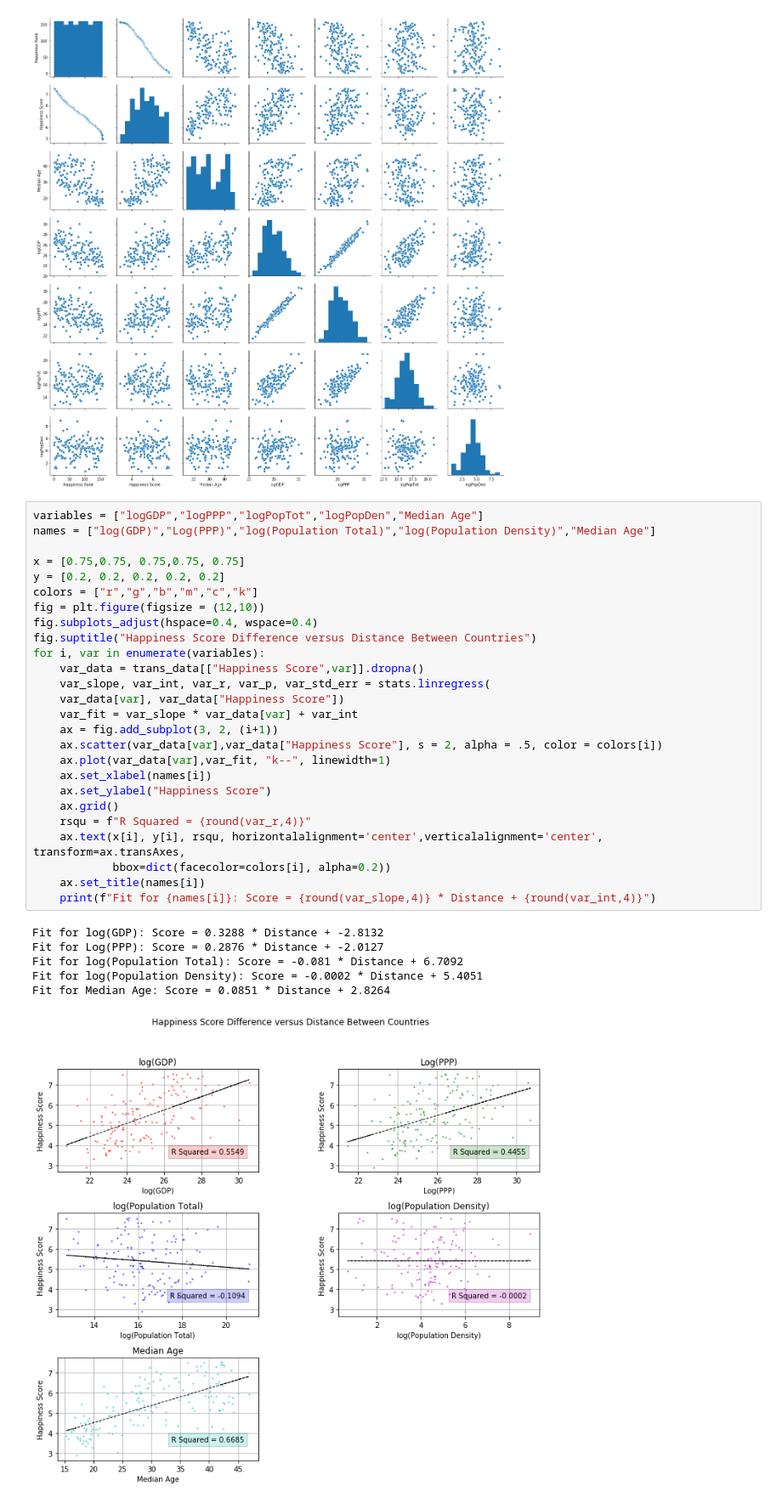
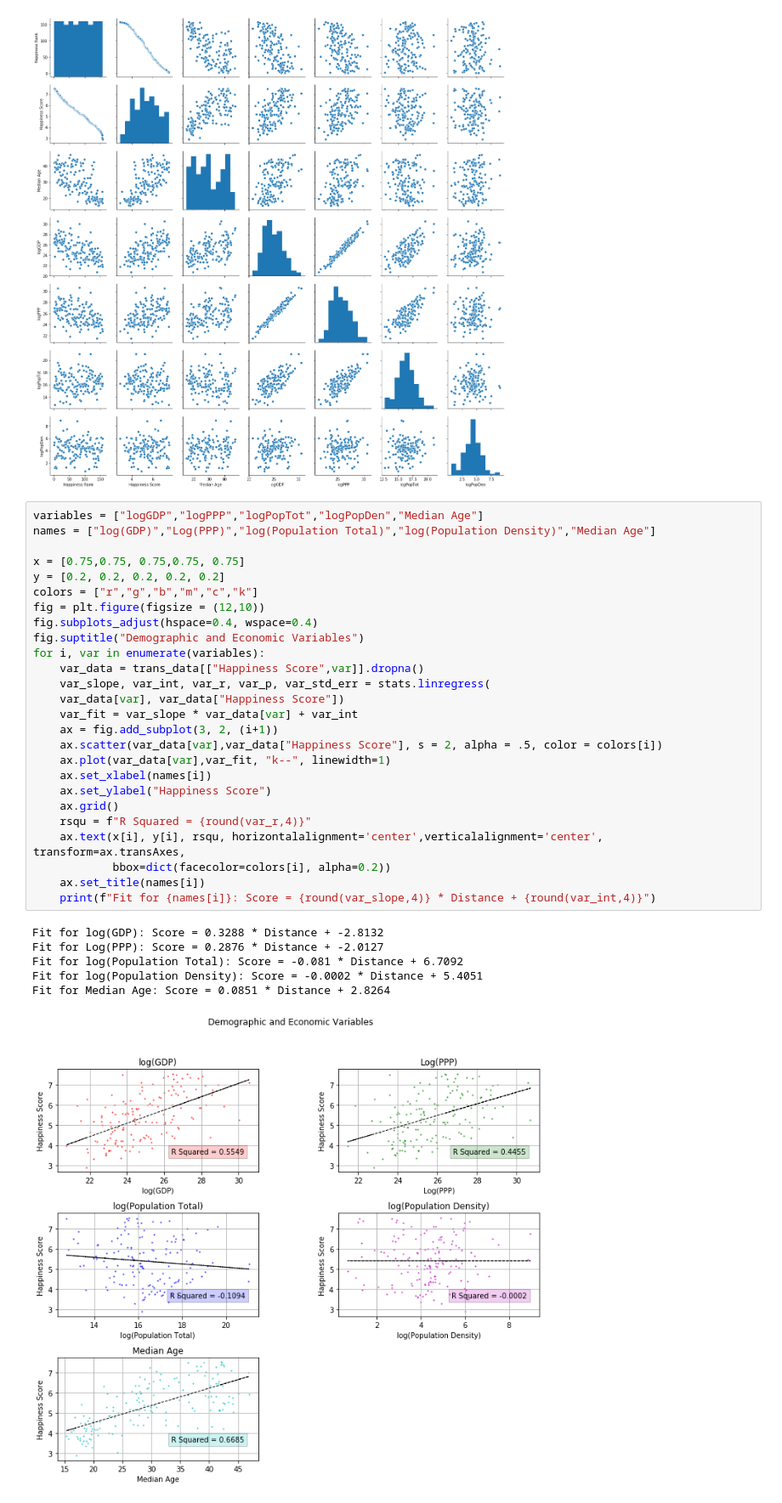
Before and after one commit to Kika000/Project-1, a Jupyter notebook: Lisa Code/LisaHappyMerge.ipynb, the cells around one changed output. Shown: that part at 85% size. Saved outputs shown, nothing was run; the diff lists cells and outputs as text.

```diff
--- a/Lisa Code/LisaHappyMerge.ipynb
+++ b/Lisa Code/LisaHappyMerge.ipynb
@@ -182,32 +182,32 @@ sns.pairplot(trans_data)
 variables = ["logGDP","logPPP","logPopTot","logPopDen","Median Age"]
 names = ["log(GDP)","Log(PPP)","log(Population Total)","log(Population Density)","Median Age"]
 
 x = [0.75,0.75, 0.75,0.75, 0.75]
 y = [0.2, 0.2, 0.2, 0.2, 0.2]
 colors = ["r","g","b","m","c","k"]
 fig = plt.figure(figsize = (12,10))
 fig.subplots_adjust(hspace=0.4, wspace=0.4)
-fig.suptitle("Happiness Score Difference versus Distance Between Countries")
+fig.suptitle("Demographic and Economic Variables")
 for i, var in enumerate(variables):
     var_data = trans_data[["Happiness Score",var]].dropna()
     var_slope, var_int, var_r, var_p, var_std_err = stats.linregress(
     var_data[var], var_data["Happiness Score"])
     var_fit = var_slope * var_data[var] + var_int
     ax = fig.add_subplot(3, 2, (i+1))
     ax.scatter(var_data[var],var_data["Happiness Score"], s = 2, alpha = .5, color = colors[i])
     ax.plot(var_data[var],var_fit, "k--", linewidth=1)
     ax.set_xlabel(names[i])
     ax.set_ylabel("Happiness Score")
     ax.grid()
     rsqu = f"R Squared = {round(var_r,4)}"
     ax.text(x[i], y[i], rsqu, horizontalalignment='center',verticalalignment='center', transform=ax.transAxes,
             bbox=dict(facecolor=colors[i], alpha=0.2))
     ax.set_title(names[i])
     print(f"Fit for {names[i]}: Score = {round(var_slope,4)} * Distance + {round(var_int,4)}")
 # %% [output]
 Fit for log(GDP): Score = 0.3288 * Distance + -2.8132
 Fit for Log(PPP): Score = 0.2876 * Distance + -2.0127
 Fit for log(Population Total): Score = -0.081 * Distance + 6.7092
 Fit for log(Population Density): Score = -0.0002 * Distance + 5.4051
 Fit for Median Age: Score = 0.0851 * Distance + 2.8264
-[figure, old version]
+[figure, new version]
```
Also changed, not shown: parts of 7 cells of this notebook.
